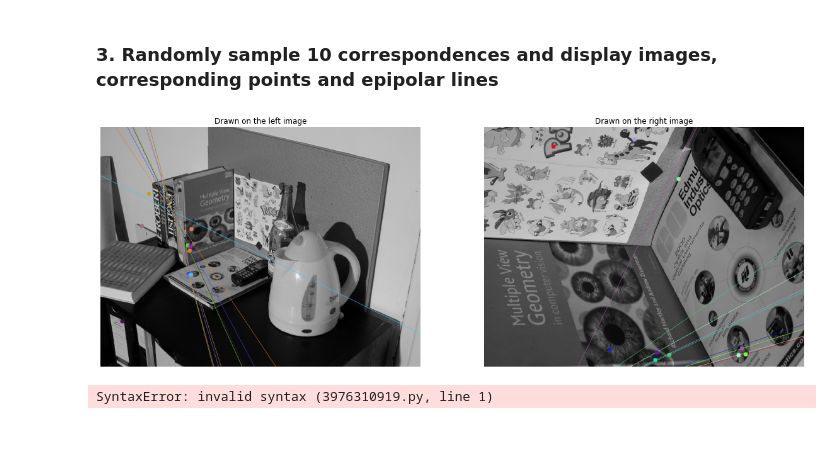
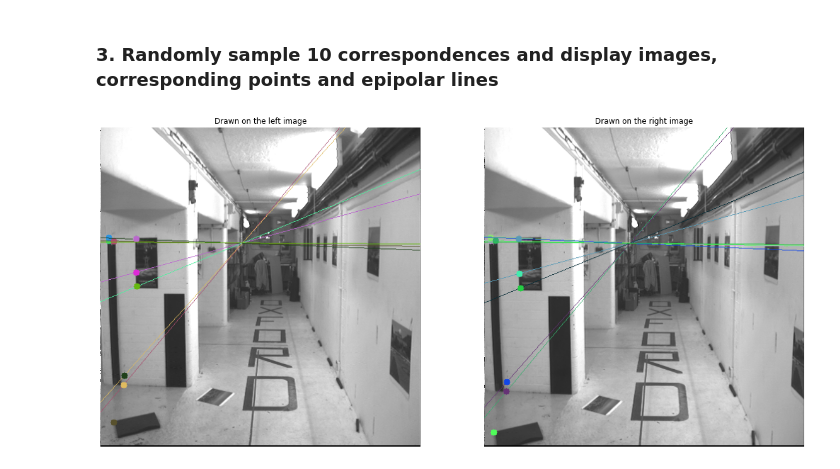
Before and after one commit to adesu7/8-point-Algorithm-Fundamental-Matrix, a Jupyter notebook: COMP90086_asst3_2022.ipynb, the cells around one changed output. Drawn from its saved outputs; the diff is of its cells as text; code cells hidden in the pictures; blank space fills up the shorter version.

```diff
--- a/COMP90086_asst3_2022.ipynb
+++ b/COMP90086_asst3_2022.ipynb
@@ -31,7 +31,7 @@ def load_image(imageA, imageB):
     imageB = cv2.imread(os.path.join(data_dir, imageB), cv2.IMREAD_GRAYSCALE)
     return imageA,imageB
 
-imageA, imageB = load_image('bookshA.png', 'bookshB.png')
+imageA, imageB = load_image('corrA.png', 'corrB.png')
 
 
 def display_original_img(imageA, imageB, titleA, titleB):
@@ -302,62 +312,55 @@ F after Ransac Loop:
 def drawlines(img1,img2,lines,pts1,pts2):
     ''' img1 - image on which we draw the epilines for the points in img2
         lines - corresponding epilines '''
 
     r,c = img1.shape
     img1 = cv2.cvtColor(img1, cv2.COLOR_GRAY2BGR)
     img2 = cv2.cvtColor(img2, cv2.COLOR_GRAY2BGR)
     for r,pt1,pt2 in zip(lines, pts1, pts2):
         color = tuple(np.random.randint(0,255,3).tolist())
         x0,y0 = map(int, [0, -r[2]/r[1] ])
         x1,y1 = map(int, [c, -(r[2]+r[0]*c)/r[1] ])
         img1 = cv2.line(img1, (x0,y0), (x1,y1), color, 1)
         img1 = cv2.circle(img1, tuple(pt1), 5, color, -1)
         img2 = cv2.circle(img2, tuple(pt2), 5, color, -1)
     return img1,img2
 
 
 
 
-random_idx = np.random.choice(len(best_inliers), 8, replace=False)
+def display_best_inliers(imageA, imageB, ptsL, ptsR, best_inliers):
+    random_idx = np.random.choice(len(best_inliers), 8, replace=False)
 
-linesL = compute_epilines(best_F, ptsR, best_inliers[:10], False)
+    linesL = compute_epilines(best_F, ptsR, best_inliers[:10], False)
 
-linesL = linesL.reshape(-1,3)
-img5, img6 = drawlines(imageA, imageB, linesL, ptsL, ptsR)
+    linesL = linesL.reshape(-1,3)
+    img5, img6 = drawlines(imageA, imageB, linesL, ptsL, ptsR)
 
 # Find epilines corresponding to points in left image
 # and draw its lines on right image
-linesR = compute_epilines(best_F, ptsL, best_inliers[:10], True)
-linesR = linesR.reshape(-1,3)
-img3, img4 = drawlines(imageB, imageA, linesR, ptsR, ptsL)
+    linesR = compute_epilines(best_F, ptsL, best_inliers[:10], True)
+    linesR = linesR.reshape(-1,3)
+    img3, img4 = drawlines(imageB, imageA, linesR, ptsR, ptsL)
 
 # Display the results
-plt.subplots(figsize=(20, 20))
+    plt.subplots(figsize=(20, 20))
 
-plt.subplot(1,2,1)
-plt.imshow(img5, cmap='gray')
-plt.title('Drawn on the left image')
-plt.axis('off')
+    plt.subplot(1,2,1)
+    plt.imshow(img5, cmap='gray')
+    plt.title('Drawn on the left image')
+    plt.axis('off')
 
-plt.subplot(1,2,2)
-plt.imshow(img3, cmap='gray')
-plt.title('Drawn on the right image')
-plt.axis('off')
+    plt.subplot(1,2,2)
+    plt.imshow(img3, cmap='gray')
+    plt.title('Drawn on the right image')
+    plt.axis('off')
 
-plt.show()
+    plt.show()
+
+
+
+
+
+display_best_inliers(imageA, imageB, ptsL, ptsR, best_inliers)
 # %% [output]
-[figure, old version]
+[figure, new version]
-# %%
-Determinant of draft F before setting the smallest singular value to 0 0.01775090734658753
-Determinant of draft F after setting smallest singular value to 0 -1.019700809537589e-17
-Reassembled F:
- [[-0.00745451 -0.2730524  -0.29231574]
- [ 0.31491797 -0.00640091 -0.53701399]
- [ 0.33525935  0.57648981  0.07954807]]
-Determinant of F after rescaling 0.0
-Rescaled F:
- [[  -88.03992321 -3224.82882349 -7009.69889716]
- [ 3719.27343068   -75.59661692  8868.32845772]
- [ 7254.29329831 -7949.31638908   855.66363194]]
-# %% [output]
-SyntaxError: invalid syntax (3976310919.py, line 1)
```
Also changed, not shown: parts of 3 cells of this notebook.
